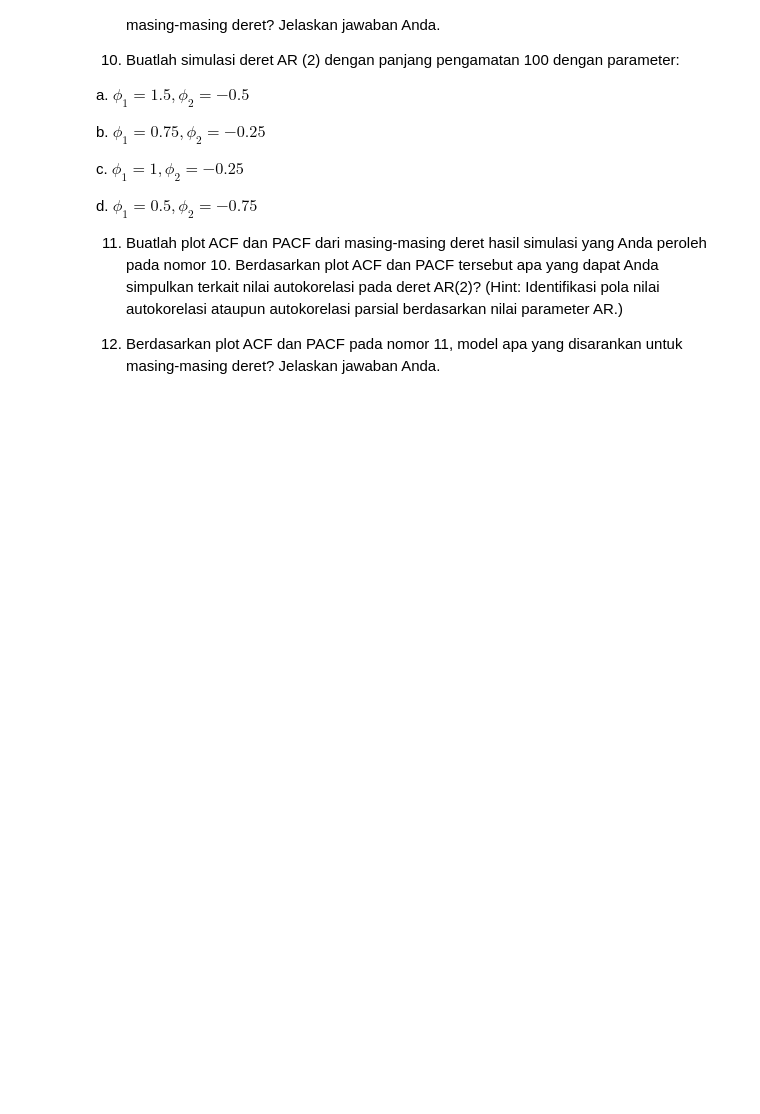
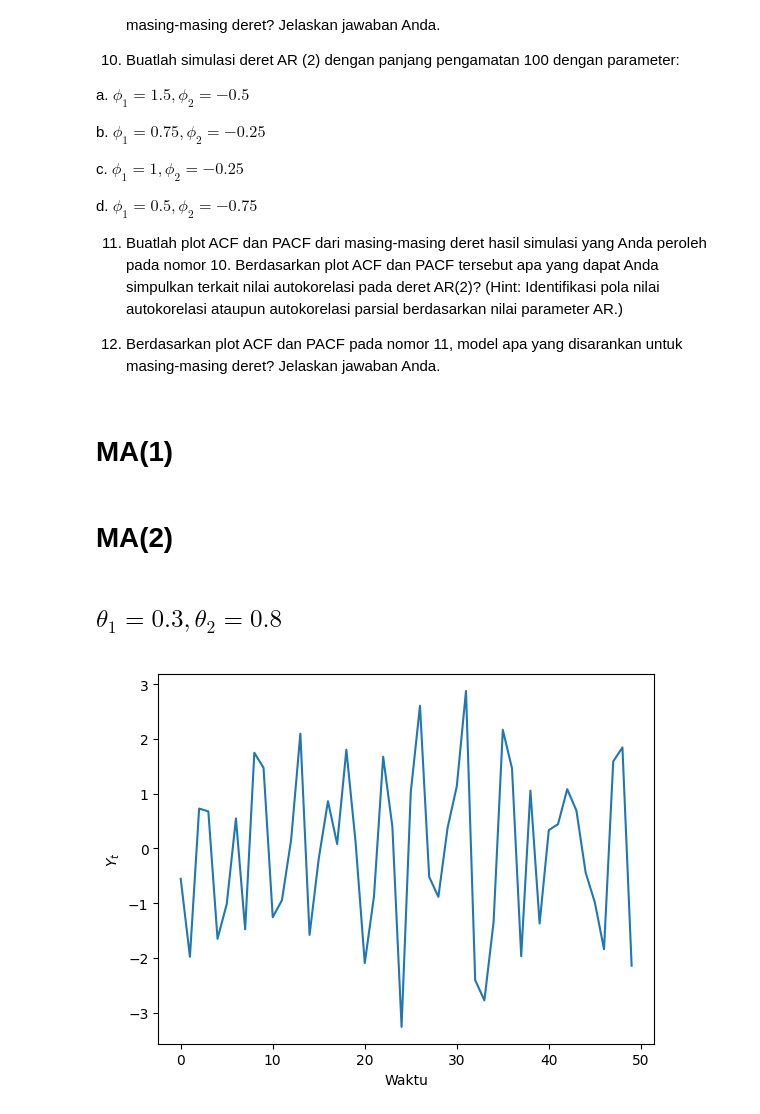
Before and after one commit to haniyathul/Praktikum-Analisis-Deret-Waktu, a Jupyter notebook: Tugas_Kelompok_Minggu_3.ipynb, the cells around one changed output. Drawn from its saved outputs; the diff is of its cells as text; code cells hidden in the pictures; blank space fills up the shorter version.

```diff
--- a/Tugas_Kelompok_Minggu_3.ipynb
+++ b/Tugas_Kelompok_Minggu_3.ipynb
@@ -552,3 +552,5 @@ Masing-masing kelompok gunakan set.seed jumlah 2 digit terakhir NIM semua anggot
 11. Buatlah plot ACF dan PACF dari masing-masing deret hasil simulasi yang Anda peroleh pada nomor 10. Berdasarkan plot ACF dan PACF tersebut apa yang dapat Anda simpulkan terkait nilai autokorelasi pada deret AR(2)? (Hint: Identifikasi pola nilai autokorelasi ataupun autokorelasi parsial berdasarkan nilai parameter AR.)
 
 12. Berdasarkan plot ACF dan PACF pada nomor 11, model apa yang disarankan untuk masing-masing deret? Jelaskan jawaban Anda.
+# %% [markdown]
+# MA(1)
@@ -554,0 +563,23 @@ Masing-masing kelompok gunakan set.seed jumlah 2 digit terakhir NIM semua anggot
+# %% [markdown]
+# MA(2)
+# %% [markdown]
+## $\theta_1=
+0.3,\theta_2=0.8$
+# %%
+np.random.seed(11+44+47)
+
+theta1, theta2 = 0.3, 0.8
+
+ma2_1 = []
+et = [np.random.normal(0,1), np.random.normal(0,1)]
+
+for i in range(50):
+    et.append(np.random.normal(0,1))
+    ma2_1.append(et[i+2] - theta1*et[i+1] - theta2*et[i])
+# %%
+plt.figure()
+plt.plot(ma2_1)
+plt.xlabel('Waktu'), plt.ylabel(r'$Y_t$')
+plt.show()
+# %% [output]
+[figure, added]
```
Also changed, not shown: parts of 46 cells of this notebook.
